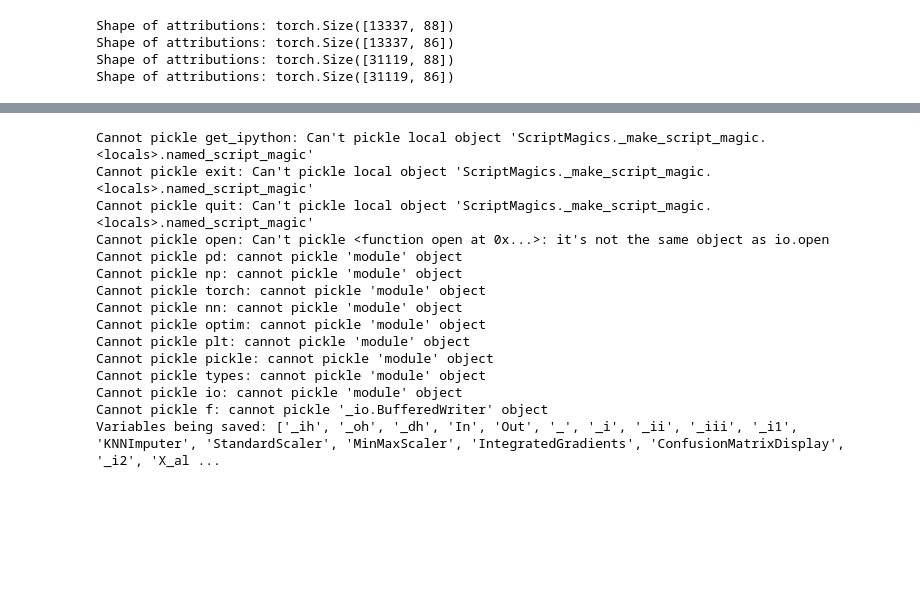
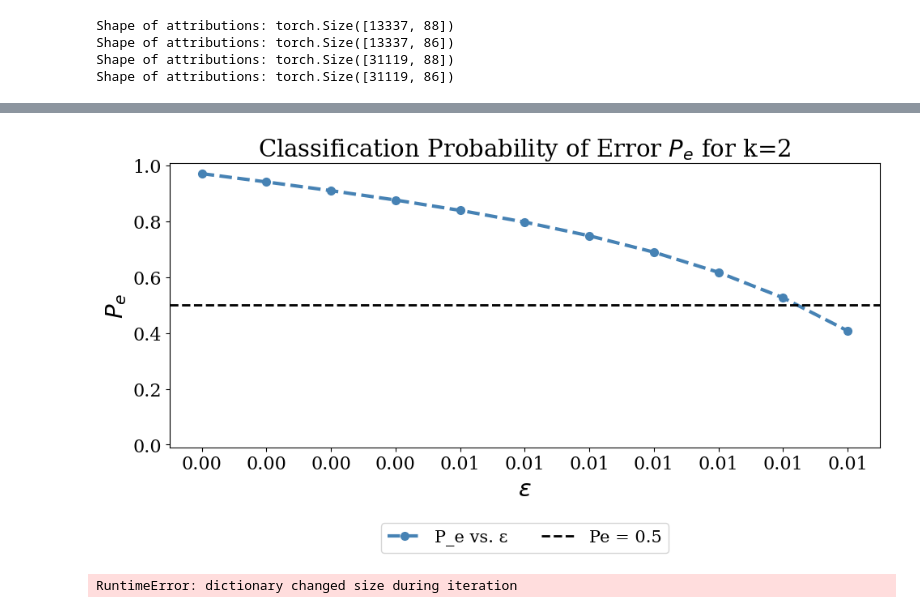
Before and after one commit to geometric-intelligence/bop, a Jupyter notebook: bop/MIMIC_Classification.ipynb, the cells around one changed output, grey strips where cells are left out. Drawn from its saved outputs; the diff is of its cells as text; code cells hidden in the pictures; blank space fills up the shorter version.

```diff
--- a/bop/MIMIC_Classification.ipynb
+++ b/bop/MIMIC_Classification.ipynb
@@ -783,3 +783,52 @@ Total loss difference: 0.0219
+# %%
+import numpy as np
+import matplotlib.pyplot as plt
+
+def compute_pe(epsilon, d, m_values):
+    # Use logarithms to prevent overflow
+    log_inner_sum = np.log(np.sum([np.exp(m * np.log(1 + 4 * epsilon**2)) for m in m_values])) - np.log(d)
+
+    # Calculate the entire expression
+    pe = 1 - (1 / (2 * np.sqrt(d))) * (np.exp(log_inner_sum) - 1)**0.5
+    return pe
+
+# Parameters
+k = 2
+d = 2 ** k
+m_values = [4079, 1676, 5490, 2092]  # Your specific m_j values
+epsilons = [0.001, 0.002, 0.003, 0.004, 0.005, 0.006, 0.007, 0.008, 0.009, 0.01, 0.011]
+
+# Compute P_e for each epsilon
+pe_values = [compute_pe(epsilon, d, m_values) for epsilon in epsilons]
+
+# Plot
+fontsize = 21
+ticksize = 16
+fig, ax = plt.subplots(figsize=(10, 6))
+ax.plot(epsilons, pe_values, label="P_e vs. ε", color='steelblue', linewidth=3, linestyle="--", marker='o', markersize=7)
+
+# Add horizontal line at Pe = 0.5 with a label
+ax.axhline(y=0.5, c="black", linestyle="--", linewidth=2, label="Pe = 0.5")
+ax.set_ylim((-0.01, 1.01))
+
+# Use a linear scale and evenly distribute the x-axis ticks
+ax.set_xticks(epsilons)
+ax.set_xticklabels([f"{epsilon:.2f}" for epsilon in epsilons])
+ax.set_ylabel("$P_{e}$", fontsize=fontsize)
+ax.set_xlabel("$\epsilon$", fontsize=fontsize)
+ax.set_title(f"Classification Probability of Error $P_{{e}}$ for k={k}", fontsize=fontsize)
+
+# Set the legend at the bottom
+ax.legend(loc='lower center', bbox_to_anchor=(0.5, -0.4), ncol=2, fontsize=fontsize-6, frameon=True)
+
+# Set the x and y tick label sizes
+ax.tick_params(axis='x', labelsize=ticksize)
+ax.tick_params(axis='y', labelsize=ticksize)
+
+plt.tight_layout()
+plt.show()
+# %% [output]
+[figure, added]
 # %%
 try:
     f.close()
@@ -787,7 +836,7 @@ except NameError:
     pass  # File handle 'f' may not exist or may already be closed
 
 
-for key, value in globals().items():
+for key, value in list(globals().items()):
     if not key.startswith("__"):
         try:
             pickle.dumps({key: value})
@@ -813,21 +862,7 @@ print("Variables being saved:", list(variables_to_save.keys()))
 with open('variables_classification.pkl', 'wb') as f:
     pickle.dump(variables_to_save, f)
 # %% [output]
-Cannot pickle get_ipython: Can't pickle local object 'ScriptMagics._make_script_magic.<locals>.named_script_magic'
-Cannot pickle exit: Can't pickle local object 'ScriptMagics._make_script_magic.<locals>.named_script_magic'
-Cannot pickle quit: Can't pickle local object 'ScriptMagics._make_script_magic.<locals>.named_script_magic'
-Cannot pickle open: Can't pickle <function open at 0x...>: it's not the same object as io.open
-Cannot pickle pd: cannot pickle 'module' object
-Cannot pickle np: cannot pickle 'module' object
-Cannot pickle torch: cannot pickle 'module' object
-Cannot pickle nn: cannot pickle 'module' object
-Cannot pickle optim: cannot pickle 'module' object
-Cannot pickle plt: cannot pickle 'module' object
-Cannot pickle pickle: cannot pickle 'module' object
-Cannot pickle types: cannot pickle 'module' object
-Cannot pickle io: cannot pickle 'module' object
-Cannot pickle f: cannot pickle '_io.BufferedWriter' object
-Variables being saved: ['_ih', '_oh', '_dh', 'In', 'Out', '_', '_i', '_ii', '_iii', '_i1', 'KNNImputer', 'StandardScaler', 'MinMaxScaler', 'IntegratedGradients', 'ConfusionMatrixDisplay', '_i2', 'X_al ...
+RuntimeError: dictionary changed size during iteration
 # %%
 # Load the variables
 with open('variables_classification.pkl', 'rb') as f:
```
Also changed, not shown: parts of 5 cells of this notebook, 1 other file.
